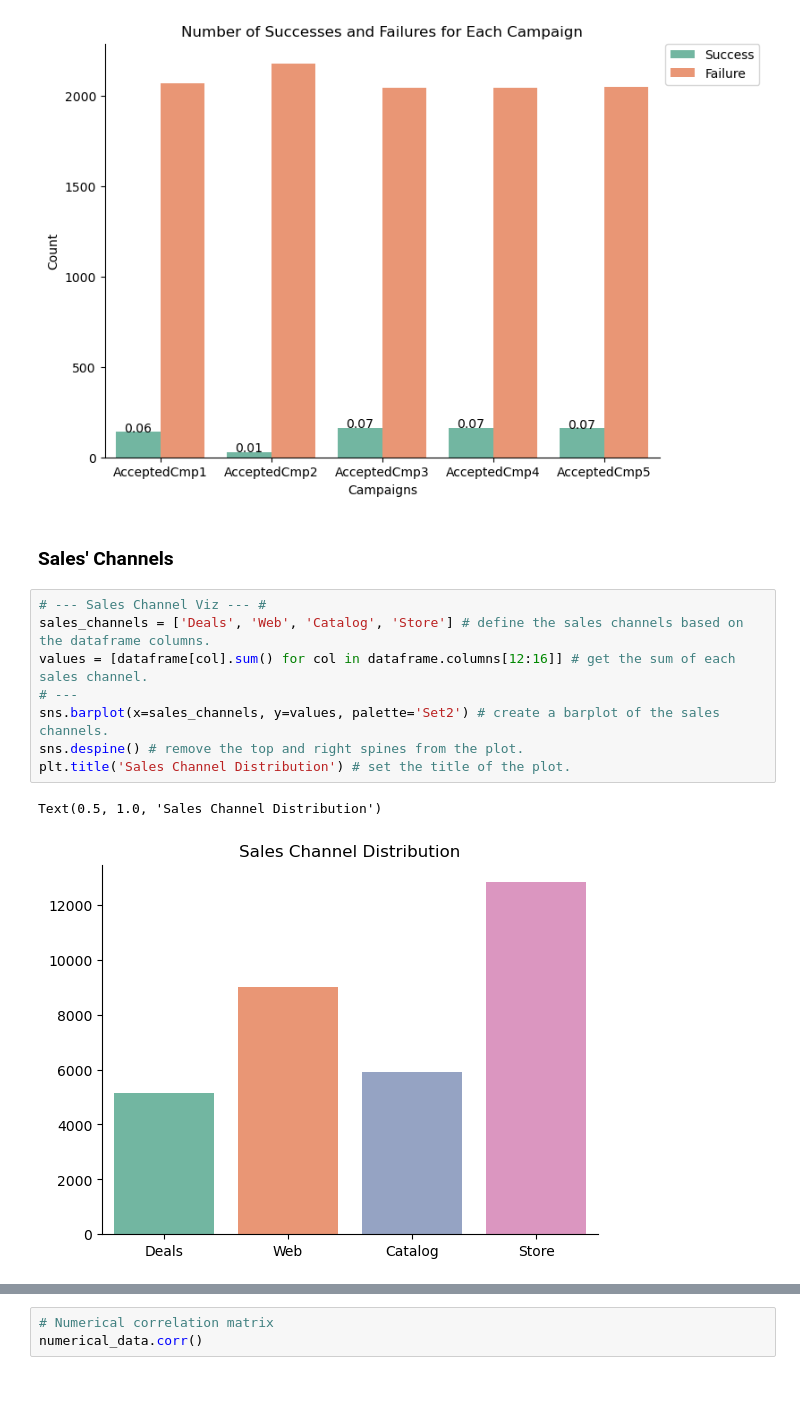
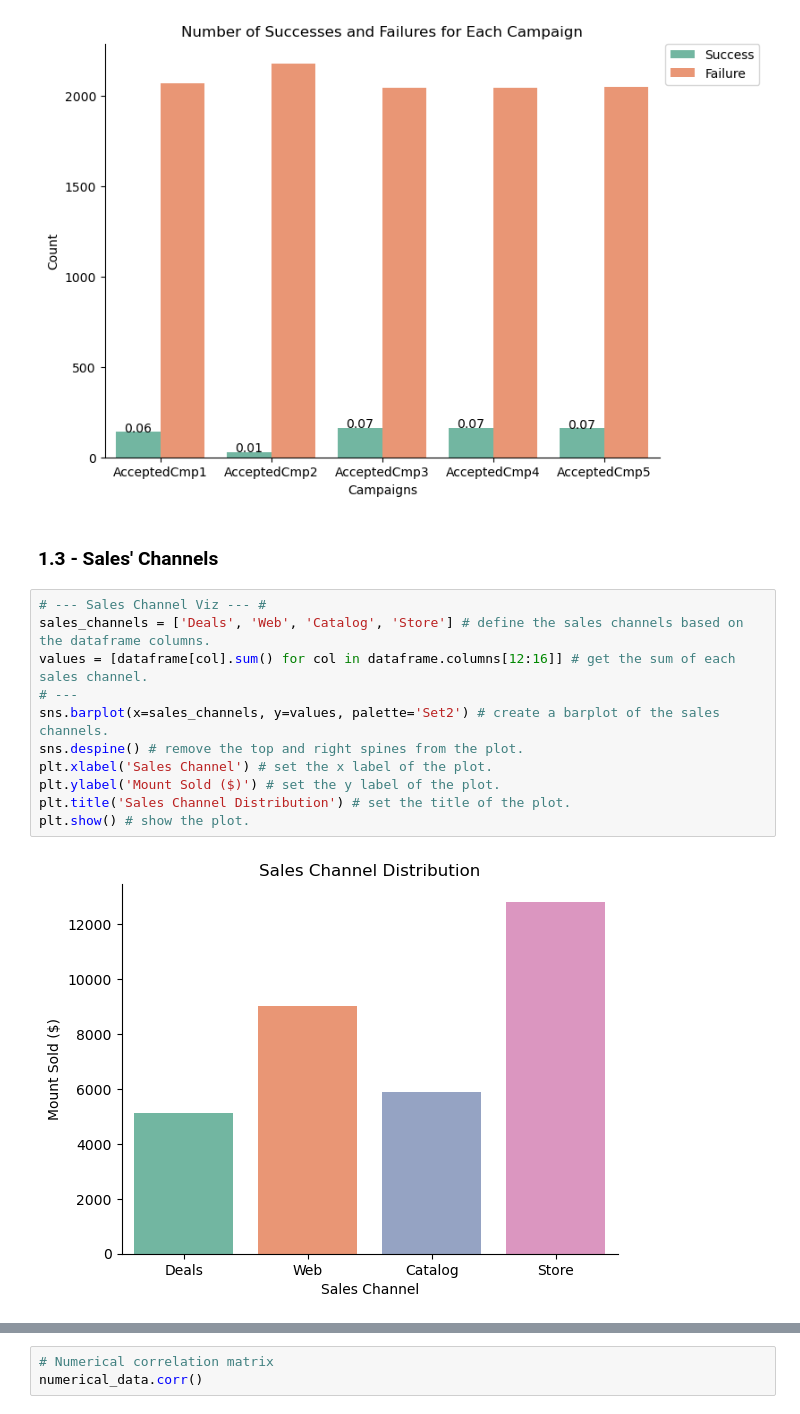
Before and after one commit to bert-bruno/case_miw, a Jupyter notebook: src/eda.ipynb, the cells around one changed output, grey strips where cells are left out. Saved outputs shown, nothing was run; the diff lists cells and outputs as text; blank space fills up the shorter version.

```diff
--- a/src/eda.ipynb
+++ b/src/eda.ipynb
@@ -611,15 +611,17 @@ plt.show() # show the plot.
 # %% [output]
 [figure]
 # %% [markdown]
-### Sales' Channels
+### 1.3 - Sales' Channels
 # %%
 # --- Sales Channel Viz --- #
 sales_channels = ['Deals', 'Web', 'Catalog', 'Store'] # define the sales channels based on the dataframe columns.
 values = [dataframe[col].sum() for col in dataframe.columns[12:16]] # get the sum of each sales channel.
 # ---
 sns.barplot(x=sales_channels, y=values, palette='Set2') # create a barplot of the sales channels.
 sns.despine() # remove the top and right spines from the plot.
+plt.xlabel('Sales Channel') # set the x label of the plot.
+plt.ylabel('Mount Sold ($)') # set the y label of the plot.
 plt.title('Sales Channel Distribution') # set the title of the plot.
+plt.show() # show the plot.
 # %% [output]
-Text(0.5, 1.0, 'Sales Channel Distribution')
-[figure, old version]
+[figure, new version]
```
Also changed, not shown: parts of 18 cells of this notebook.
